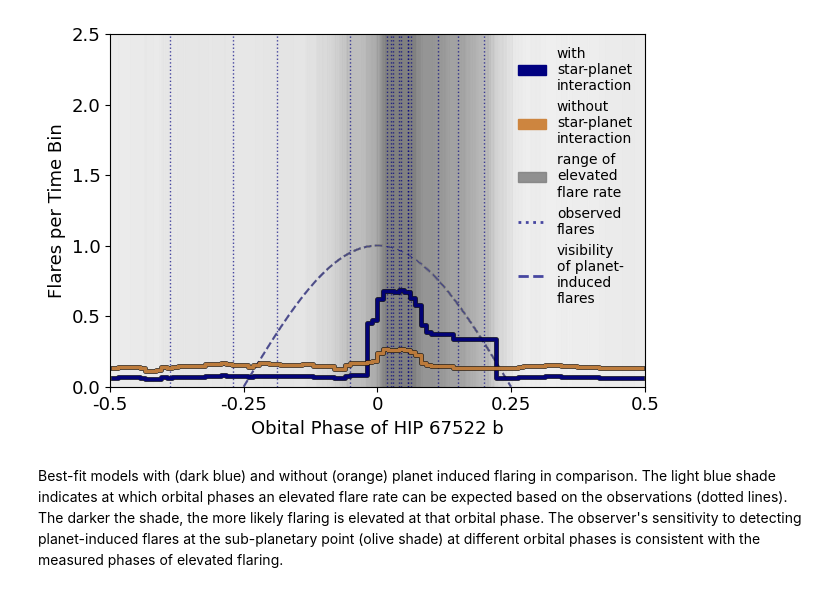
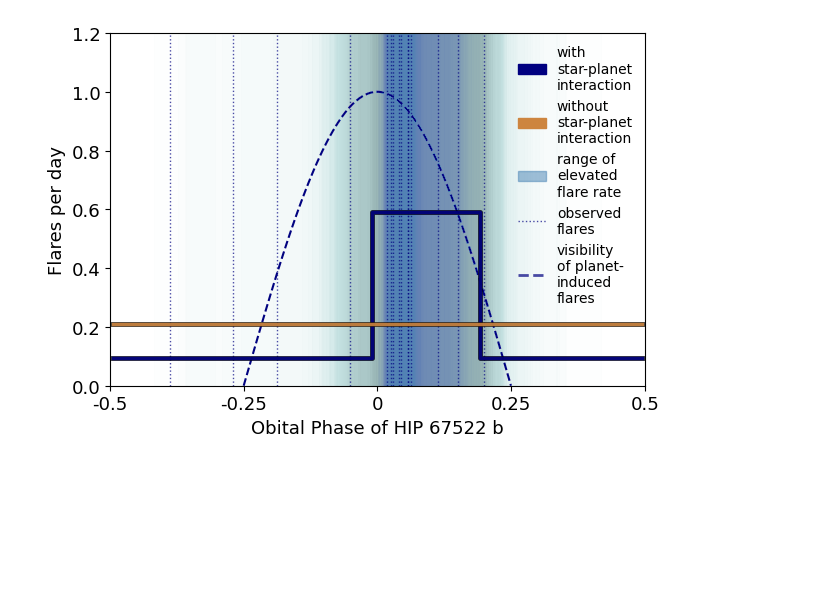
Before and after one commit to ekaterinailin/hip67522-spi, a Jupyter notebook: FIGURE_bestfit.ipynb, the cells around one changed output. Drawn from its saved outputs; the diff is of its cells as text; code cells hidden in the pictures; blank space fills up the shorter version.

Commit message:
tinkering with layout mostly, some substantial fixes in dipole model

```diff
--- a/FIGURE_bestfit.ipynb
+++ b/FIGURE_bestfit.ipynb
@@ -65,14 +65,14 @@ def modulated_model(binmids, lambda0, lambda1, phase0, dphase, weight=binned):
     result = np.zeros_like(binmids)
 
     # multiply by weight to get lambda_0*t_i and lambda_1*t_i
-    result[~mask] = lambda0 * weight[~mask]
-    result[mask] = lambda1 * weight[mask]
+    result[~mask] = lambda0# * weight[~mask]
+    result[mask] = lambda1 #* weight[mask]
 
     return result # rate of observed flares per bin
 
 # unmodulated model
 def unmodulated_model(lambda0, weight=binned):
-    return lambda0 * weight # rate of observed flares per bin
+    return lambda0 * np.ones_like(weight)# * weight # rate of observed flares per bin
 # %%
 plt.figure(figsize=(6.5, 4.5))
 
@@ -91,16 +91,16 @@ for i in range(150):
     vals = [sample.phi0.values[0]-0.5, (sample.phi0.values[0] + sample.dphi.values[0])-0.5]
 
     plt.fill_between(x=vals, y1=4,
-                      color='grey', alpha=0.008, zorder=-1000)
+                      color='steelblue', alpha=0.008, zorder=-1000)
 
     if vals[1] > 0.5:
         vals = [-.5, vals[1] - 1]
         plt.fill_between(x=vals, y1=4,
-                      color='grey', alpha=0.008, zorder=-1000)
+                      color='steelblue', alpha=0.008, zorder=-1000)
     elif vals[0] < -0.5:
         vals = [vals[0] + 1, 0.5]
         plt.fill_between(x=vals, y1=4,
-                      color='grey', alpha=0.008, zorder=-1000)
+                      color='steelblue', alpha=0.008, zorder=-1000)
 
 
 # plot the best fit model for the modulated model
@@ -115,38 +115,36 @@ plt.step(binmids -0.5, y=modulated_model(binmids, bestfit.lambda0.values[1],
 
 plt.step(binmids -0.5, y=unmodulated_model(bestfit.lambda0_unmod.values[1]), color='k', lw=3.5, alpha=0.8, label='best fit unmodulated')
 plt.step(binmids -0.5, y=unmodulated_model(bestfit.lambda0_unmod.values[1]), color='peru', lw=2.5, alpha=0.9, label='best fit unmodulated')
 
 # add a cosine curve to show the phase of the planet
 x = np.linspace(-0.25, 0.25, 100)
 y = np.cos(2 * np.pi * x)
 
-plt.plot(x, y, c="navy", zorder=-3000, linestyle='--', lw=1.5, alpha=0.7)
+plt.plot(x, y, c="navy", zorder=-3000, linestyle='--', lw=1.5, alpha=1)
 
 plt.xlim(-.5, .5)
-plt.ylim(0, 2.5)
+plt.ylim(0, 1.2)
 plt.xlabel('Obital Phase of HIP 67522 b')
-plt.ylabel('Flares per Time Bin')
+plt.ylabel('Flares per day')
 
 # make legend handles
 import matplotlib.patches as mpatches
 handles = [mpatches.Patch(color='navy', alpha=1, label='with\nstar-planet\ninteraction'),
            mpatches.Patch(color='peru', alpha=1, label='without\nstar-planet\ninteraction'),
-           mpatches.Patch(color='grey', alpha=0.85, label='range of\nelevated\nflare rate'),]
+           mpatches.Patch(color='steelblue', alpha=0.5, label='range of\nelevated\nflare rate'),]
                 #  mpatches.Patch(color='olive', alpha=1, label='visibility\nof planet-\ninduced\nflares'),]
 
 # add  obsrved flare handle as black dotted line
 from matplotlib.lines import Line2D
-handles.append(Line2D([0], [0], color='navy', lw=2, linestyle=':', alpha=0.7, label='observed\nflares'))
+handles.append(Line2D([0], [0], color='navy', lw=1, linestyle=':', alpha=0.7, label='observed\nflares'))
 handles.append(Line2D([0], [0], color='navy', lw=2, linestyle='--', alpha=0.7, label='visibility\nof planet-\ninduced\nflares'))
 
 
 # replace x-tick labels with -.5, -0.25, 0, 0.25, 0.5
 plt.xticks([-0.5, -0.25, 0, 0.25, 0.5], ['-0.5', '-0.25', '0', '0.25', '0.5'])
 
 plt.legend(handles=handles, loc='upper right', frameon=False, fontsize=10)
 plt.tight_layout()
 plt.savefig('../plots/paper/mcmc.png', dpi=300)
 # %% [output]
-[figure, old version]
+[figure, new version]
-# %% [markdown]
-Best-fit models with (dark blue) and without (orange) planet induced flaring in comparison. The light blue shade indicates at which orbital phases an elevated flare rate can be expected based on the observations (dotted lines). The darker the shade, the more likely flaring is elevated at that orbital phase. The observer's sensitivity to detecting planet-induced flares at the sub-planetary point (olive shade) at different orbital phases is consistent with the measured phases of elevated flaring.
```
Also changed, not shown: parts of 1 cell of this notebook, 3 other files.
